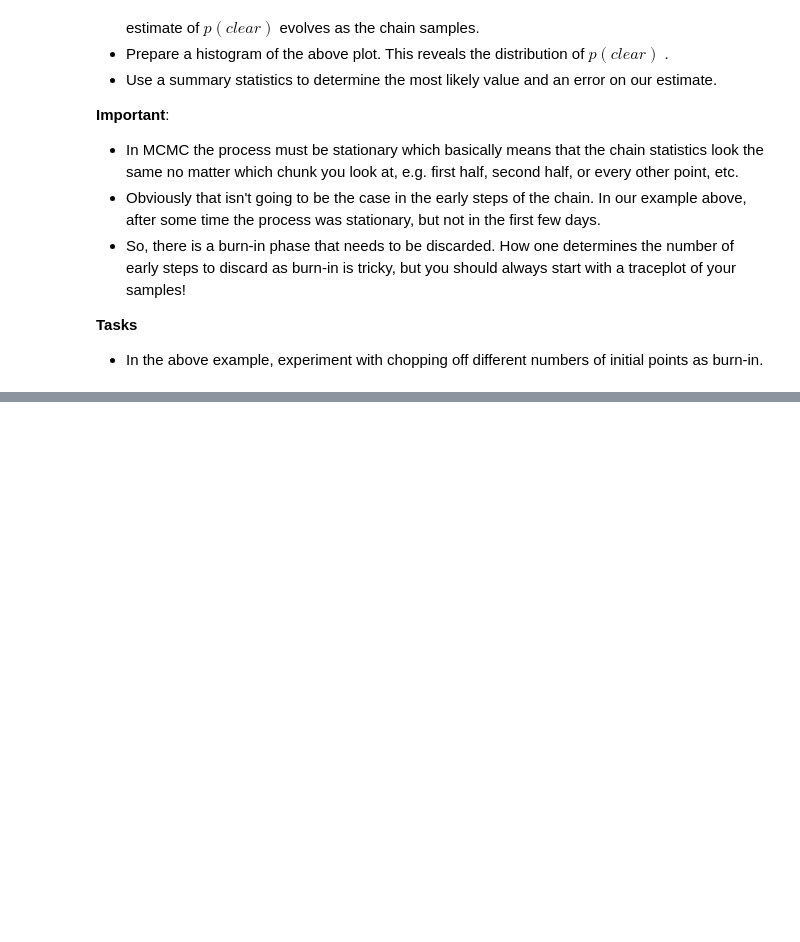
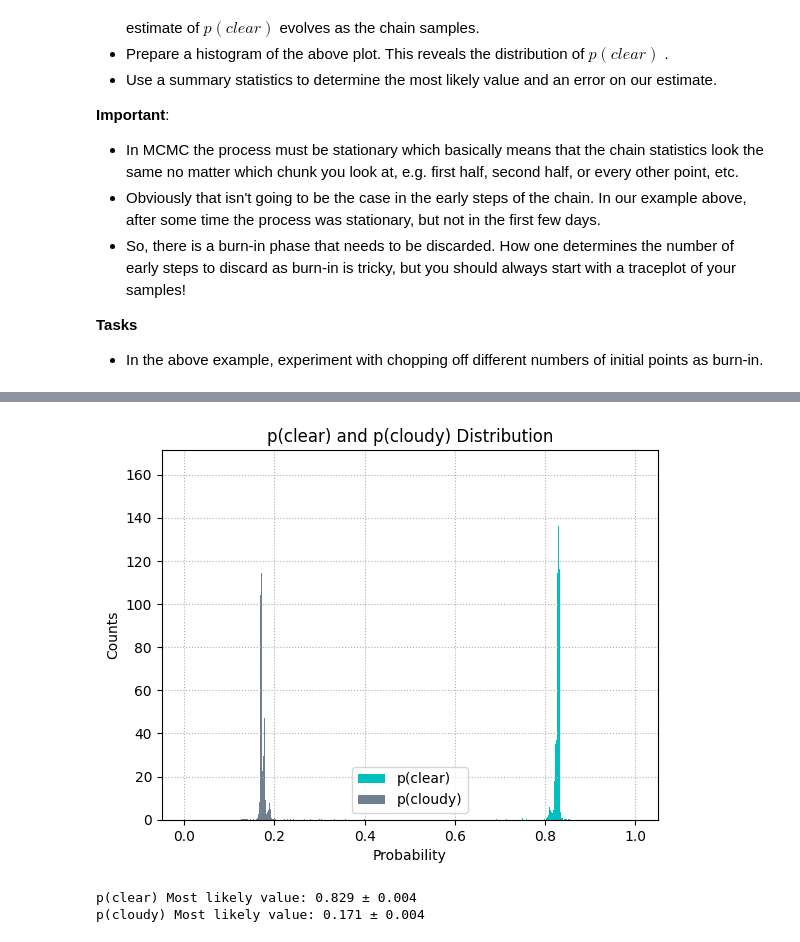
Before and after one commit to APozzi22/Astrostatistic, a Jupyter notebook: 10_Bayesian/Planning_Telescope_Obsevation.ipynb, the cells around one changed output, grey strips where cells are left out. Drawn from its saved outputs; the diff is of its cells as text; code cells hidden in the pictures; blank space fills up the shorter version.

```diff
--- a/10_Bayesian/Planning_Telescope_Obsevation.ipynb
+++ b/10_Bayesian/Planning_Telescope_Obsevation.ipynb
@@ -89,0 +115,31 @@ Probability of clear day: 0.833
+# %%
+# Histogram
+astropy.visualization.hist(p_clear, bins='freedman', density=True, color='c', label = 'p(clear)')
+astropy.visualization.hist(p_cloudy, bins='freedman', density=True, color='slategray', label = 'p(cloudy)')
+plt.title('p(clear) and p(cloudy) Distribution')
+plt.xlabel('Probability')
+plt.ylabel('Counts')
+plt.legend()
+plt.grid(linestyle=':')
+plt.show()
+# %% [output]
+[figure, added]
+# %%
+# Most likely value
+values_clear, counts_clear = np.unique(p_clear, return_counts=True)
+mode_clear = values_clear[np.argmax(counts_clear)]
+
+values_cloudy, counts_cloudy = np.unique(p_cloudy, return_counts=True)
+mode_cloudy = values_cloudy[np.argmax(counts_cloudy)]
+
+m_clear = np.median(p_clear)
+err_m_clear = astroMLstats.sigmaG(p_clear)
+
+m_cloudy = np.median(p_cloudy)
+err_m_cloudy = astroMLstats.sigmaG(p_cloudy)
+
+print(f"p(clear) Most likely value: {m_clear:.3f} ± {err_m_clear:.3f}")
+print(f"p(cloudy) Most likely value: {m_cloudy:.3f} ± {err_m_cloudy:.3f}")
+# %% [output]
+p(clear) Most likely value: 0.829 ± 0.004
+p(cloudy) Most likely value: 0.171 ± 0.004
```
Also changed, not shown: parts of 5 cells of this notebook.
